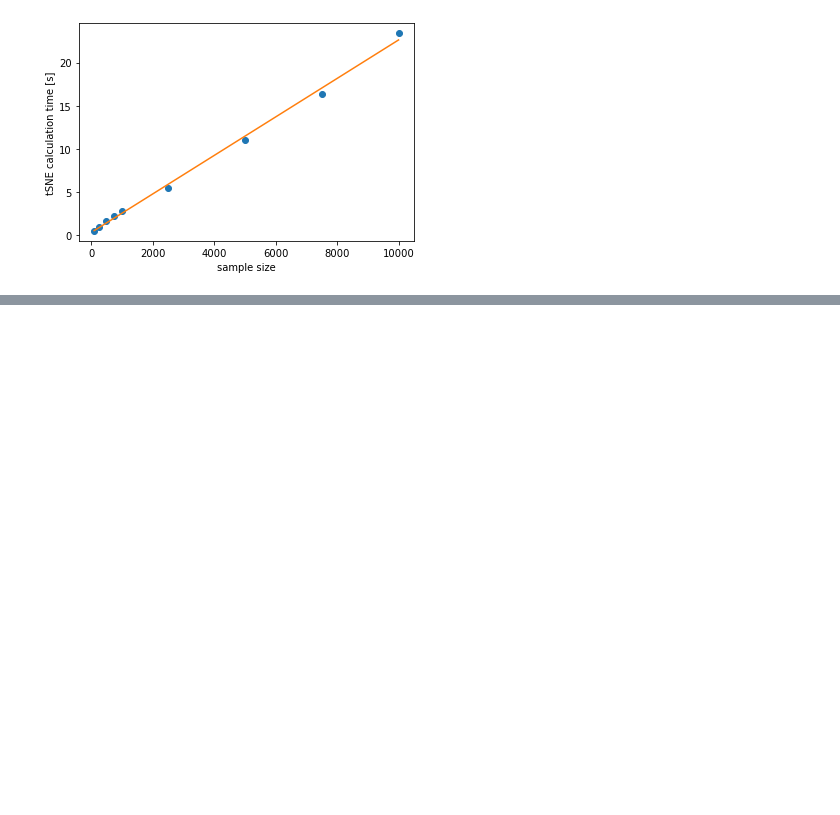
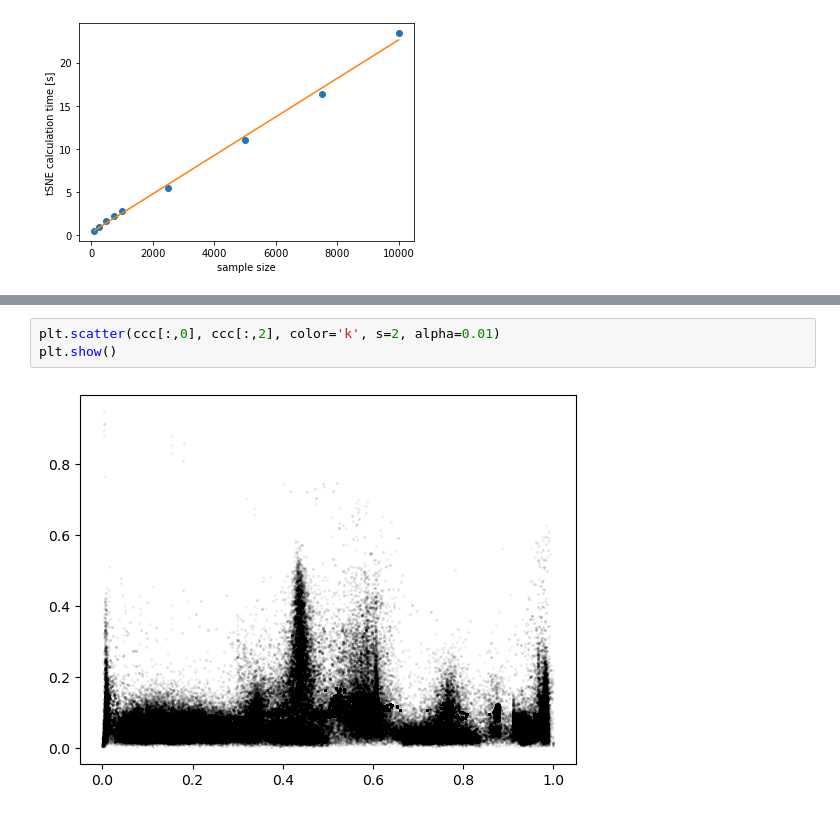
Before and after one commit to bjacobell/gbt-hdbscan, a Jupyter notebook: centroid_clustering_tsne.ipynb, the cells around one changed output, grey strips where cells are left out. Cells and saved outputs as stored; diff of their text form; blank space fills up the shorter version.

```diff
--- a/centroid_clustering_tsne.ipynb
+++ b/centroid_clustering_tsne.ipynb
@@ -56,0 +73,5 @@ np.save('/datax/scratch/benjb/C23_L_tSNE_non_anom_centroid_embedding.npy', X_emb
+# %%
+plt.scatter(ccc[:,0], ccc[:,2], color='k', s=2, alpha=0.01)
+plt.show()
+# %% [output]
+[figure, added]
```
Also changed, not shown: parts of 6 cells of this notebook, 3 other files.
